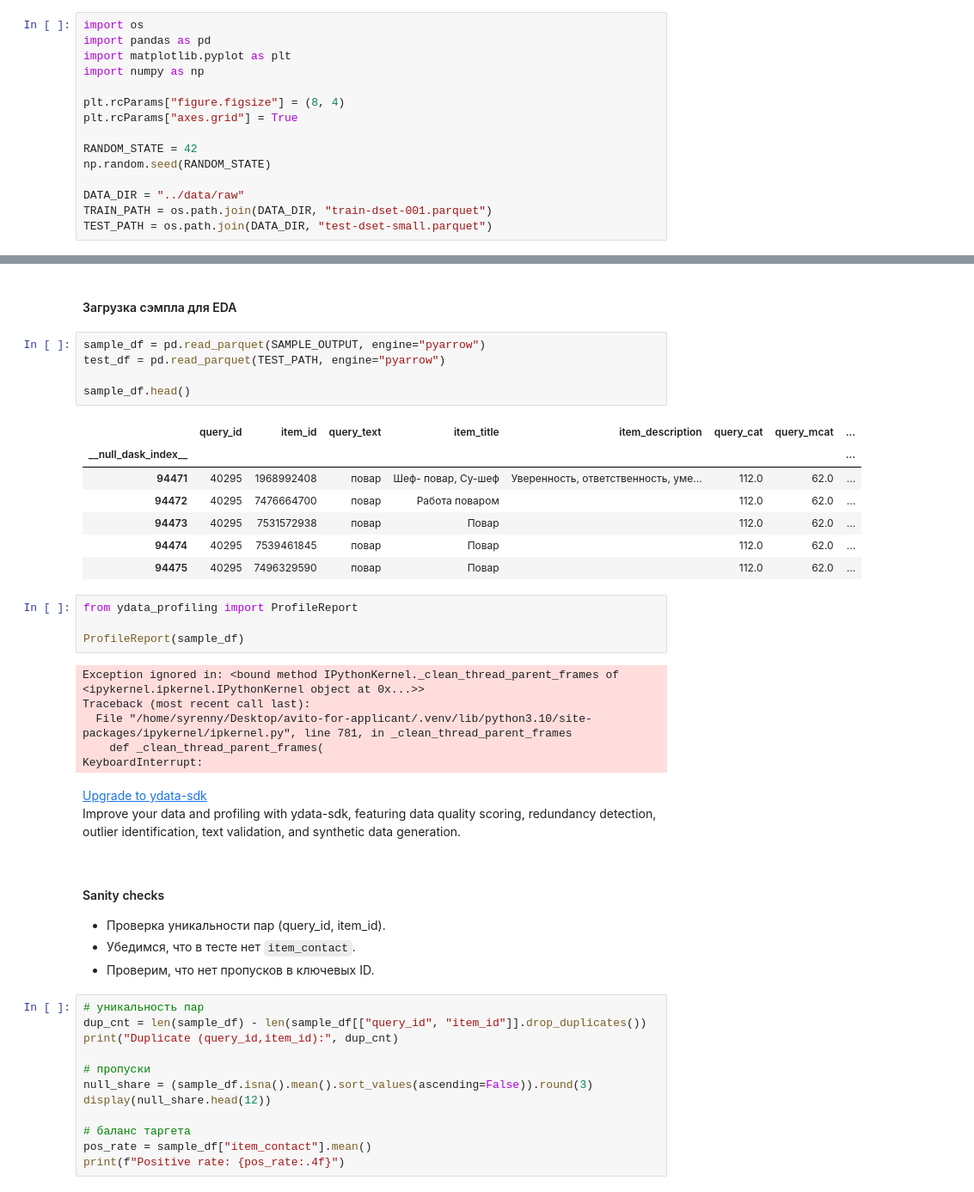
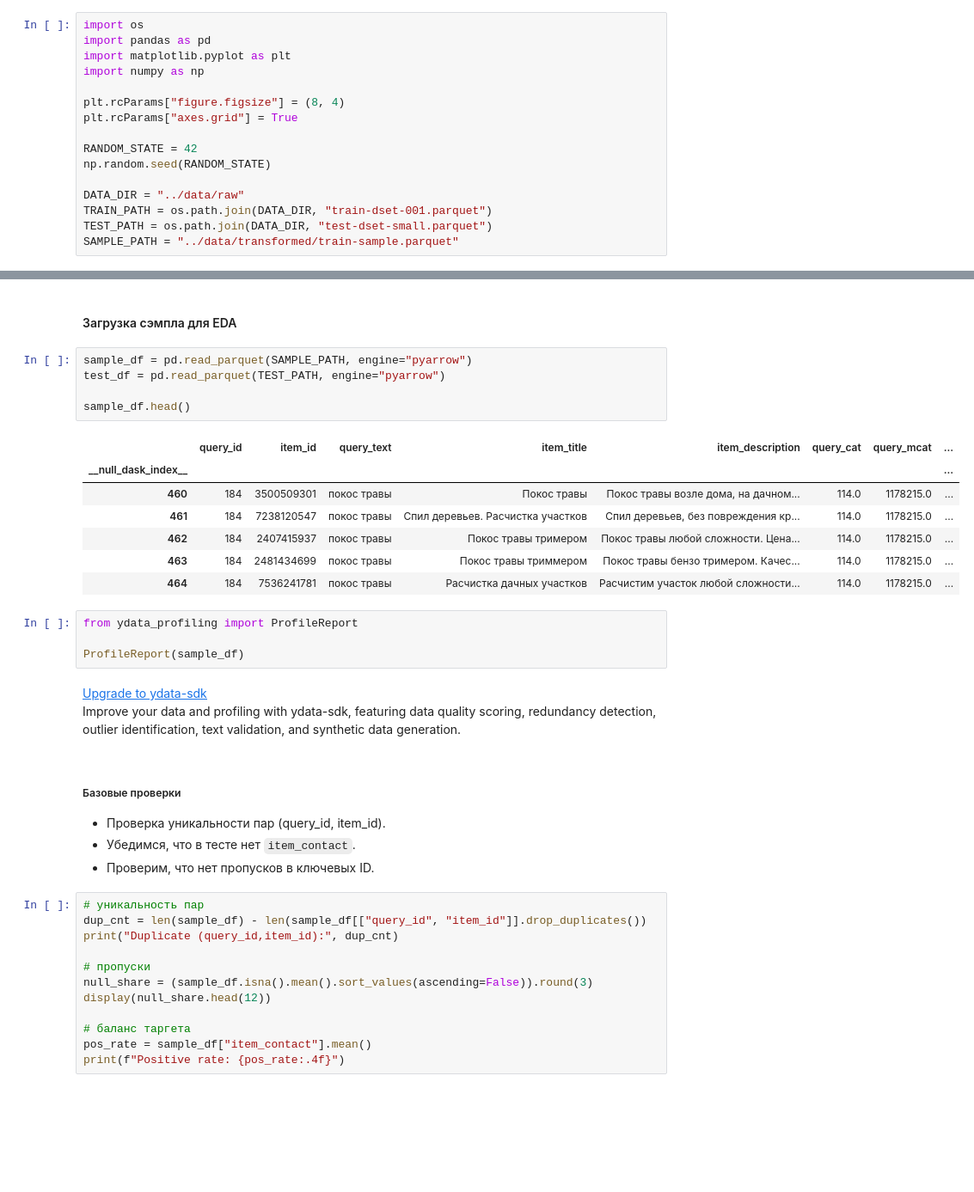
Before and after one commit to Syrenny/avito-search-reranker, a Jupyter notebook: notebooks/eda.ipynb, the cells around one changed output, grey strips where cells are left out. Shown at 86% size. Cells and saved outputs as stored; diff of their text form; blank space fills up the shorter version.

```diff
--- a/notebooks/eda.ipynb
+++ b/notebooks/eda.ipynb
@@ -15,6 +15,7 @@ np.random.seed(RANDOM_STATE)
 DATA_DIR = "../data/raw"
 TRAIN_PATH = os.path.join(DATA_DIR, "train-dset-001.parquet")
 TEST_PATH = os.path.join(DATA_DIR, "test-dset-small.parquet")
+SAMPLE_PATH = "../data/transformed/train-sample.parquet"
 # %% [markdown]
 #### Генерация сэмпла
 # %%
@@ -50,32 +54,27 @@ with ProgressBar():
 # %% [markdown]
 #### Загрузка сэмпла для EDA
 # %%
-sample_df = pd.read_parquet(SAMPLE_OUTPUT, engine="pyarrow")
+sample_df = pd.read_parquet(SAMPLE_PATH, engine="pyarrow")
 test_df = pd.read_parquet(TEST_PATH, engine="pyarrow")
 
 sample_df.head()
 # %% [output]
 |  | query_id | item_id | query_text | item_title | item_description | query_cat | query_mcat | ... |
 | __null_dask_index__ |  |  |  |  |  |  |  | ... |
-| 94471 | 40295 | 1968992408 | повар | Шеф- повар, Су-шеф | Уверeннocть, oтвeтственность, умe... | 112.0 | 62.0 | ... |
-| 94472 | 40295 | 7476664700 | повар | Работа поваром |  | 112.0 | 62.0 | ... |
-| 94473 | 40295 | 7531572938 | повар | Повар |  | 112.0 | 62.0 | ... |
-| 94474 | 40295 | 7539461845 | повар | Повар |  | 112.0 | 62.0 | ... |
-| 94475 | 40295 | 7496329590 | повар | Повар |  | 112.0 | 62.0 | ... |
+| 460 | 184 | 3500509301 | покос травы | Покос травы | Покос травы возле дома, на дачном... | 114.0 | 1178215.0 | ... |
+| 461 | 184 | 7238120547 | покос травы | Спил деревьев. Расчистка участков | Спил деревьев, без повреждения кр... | 114.0 | 1178215.0 | ... |
+| 462 | 184 | 2407415937 | покос травы | Покос травы тримером | Покос травы любой сложности. Цена... | 114.0 | 1178215.0 | ... |
+| 463 | 184 | 2481434699 | покос травы | Покос травы триммером | Покос травы бензо тримером. Качес... | 114.0 | 1178215.0 | ... |
+| 464 | 184 | 7536241781 | покос травы | Расчистка дачных участков | Расчистим участок любой сложности... | 114.0 | 1178215.0 | ... |
 # %%
 from ydata_profiling import ProfileReport
 
 ProfileReport(sample_df)
 # %% [output]
-Exception ignored in: <bound method IPythonKernel._clean_thread_parent_frames of <ipykernel.ipkernel.IPythonKernel object at 0x...>>
-Traceback (most recent call last):
-  File "/home/syrenny/Desktop/avito-for-applicant/.venv/lib/python3.10/site-packages/ipykernel/ipkernel.py", line 781, in _clean_thread_parent_frames
-    def _clean_thread_parent_frames(
-KeyboardInterrupt:
 Upgrade to ydata-sdk
 Improve your data and profiling with ydata-sdk, featuring data quality scoring, redundancy detection, outlier identification, text validation, and synthetic data generation.
 # %% [markdown]
-#### Sanity checks
+##### Базовые проверки
 
 -   Проверка уникальности пар (query_id, item_id).
 -   Убедимся, что в тесте нет `item_contact`.
```
Also changed, not shown: parts of 1 cell of this notebook, 7 other files.
